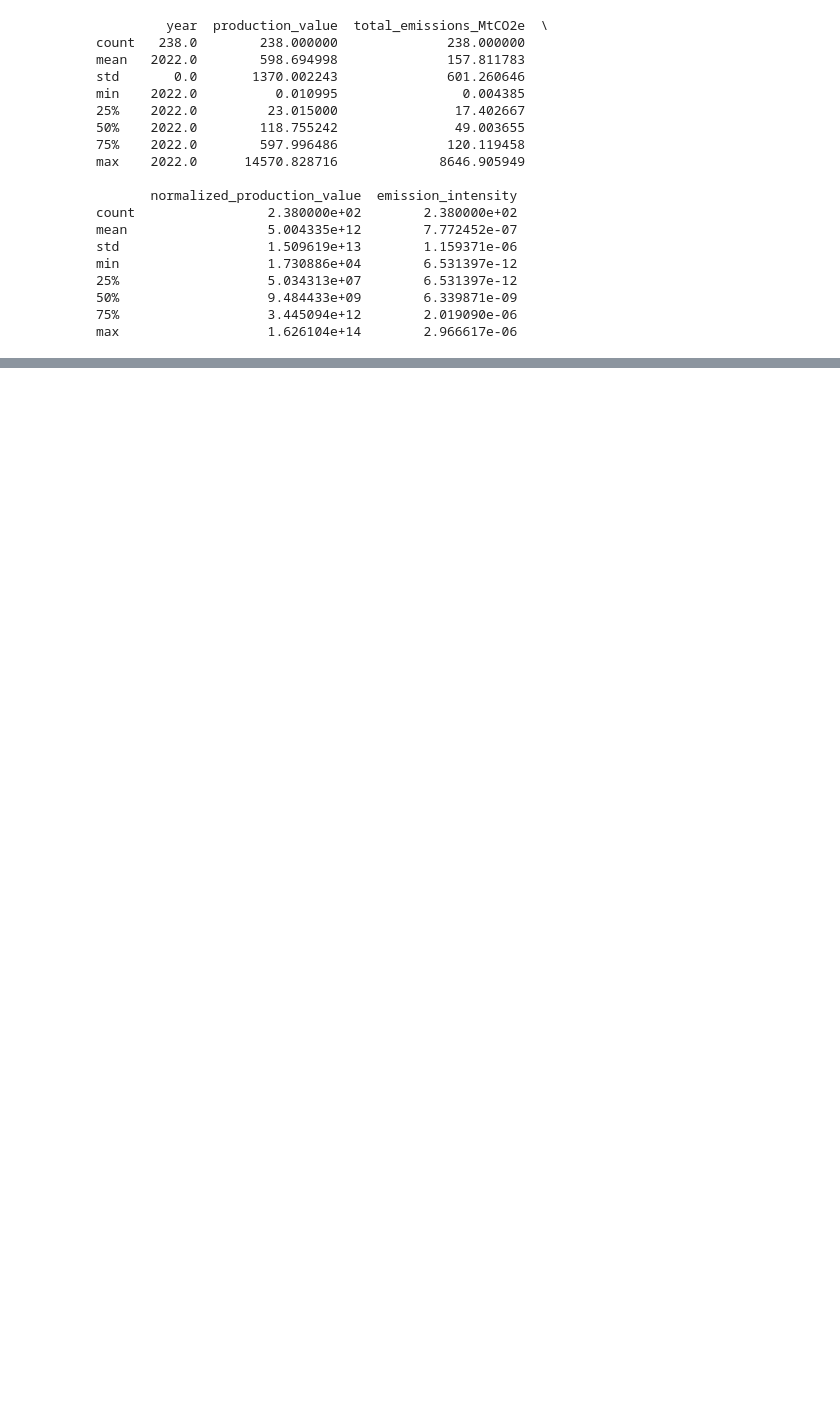
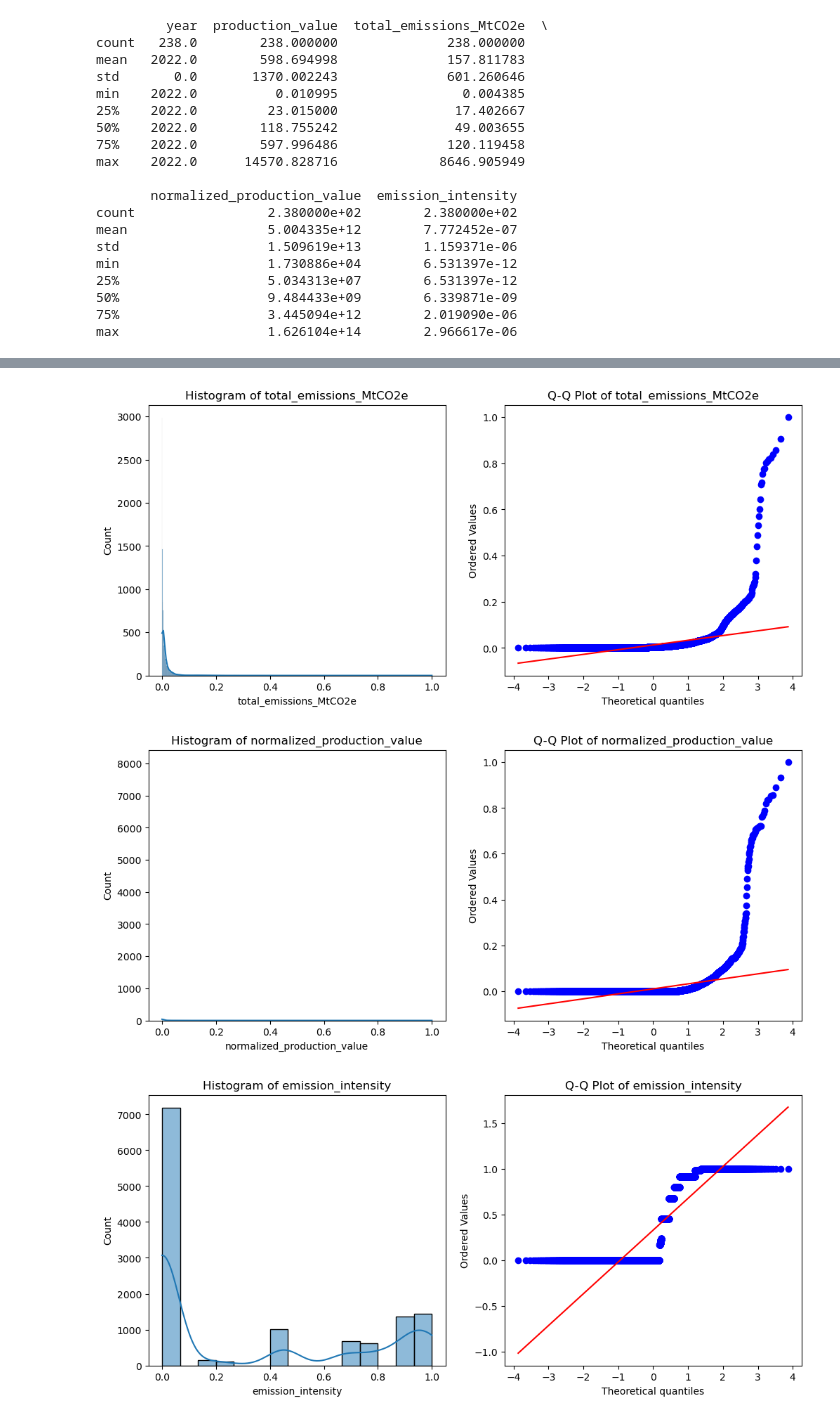
Before and after one commit to PPathole/CO2_emissions, a Jupyter notebook: c02_emissions.ipynb, the cells around one changed output, grey strips where cells are left out. Saved outputs shown, nothing was run; the diff lists cells and outputs as text; code cells hidden in the pictures; blank space fills up the shorter version.

```diff
--- a/c02_emissions.ipynb
+++ b/c02_emissions.ipynb
@@ -557,0 +652,23 @@ max                   1.626104e+14        2.966617e-06
+# %%
+def test_normality(column):
+    data_column = emission_data[column].dropna()
+
+    # Shapiro-Wilk Test
+    shapiro_stat, shapiro_p = shapiro(data_column)
+    print(f'{column} - Shapiro-Wilk Test: Statistics={shapiro_stat:.3f}, p={shapiro_p:.3f}')
+
+    # D'Agostino's K^2 Test
+    k2_stat, k2_p = normaltest(data_column)
+    print(f'{column} - D\'Agostino\'s K^2 Test: Statistics={k2_stat:.3f}, p={k2_p:.3f}')
+
+    # Anderson-Darling Test
+    anderson_result = anderson(data_column)
+    print(f'{column} - Anderson-Darling Test: Statistics={anderson_result.statistic:.3f}')
+    for i in range(len(anderson_result.critical_values)):
+        sl, cv = anderson_result.significance_level[i], anderson_result.critical_values[i]
+        print(f'    Significance Level: {sl:.1f}, Critical Value: {cv:.3f}')
+
+    print('\n')
+
+for column in columns_to_check:
+    test_normality(column)
@@ -557,0 +717,21 @@ max                   1.626104e+14        2.966617e-06
+# %%
+columns_to_check = ['total_emissions_MtCO2e', 'normalized_production_value', 'emission_intensity']
+
+for column in columns_to_check:
+    plt.figure(figsize=(12, 5))
+
+    # Histogram
+    plt.subplot(1, 2, 1)
+    sns.histplot(emission_data[column], kde=True)
+    plt.title(f'Histogram of {column}')
+
+    # Q-Q Plot
+    plt.subplot(1, 2, 2)
+    stats.probplot(emission_data[column], dist="norm", plot=plt)
+    plt.title(f'Q-Q Plot of {column}')
+
+    plt.show()
+# %% [output]
+[figure, added]
+[figure, added]
+[figure, added]
```
Also changed, not shown: parts of 30 cells of this notebook.
